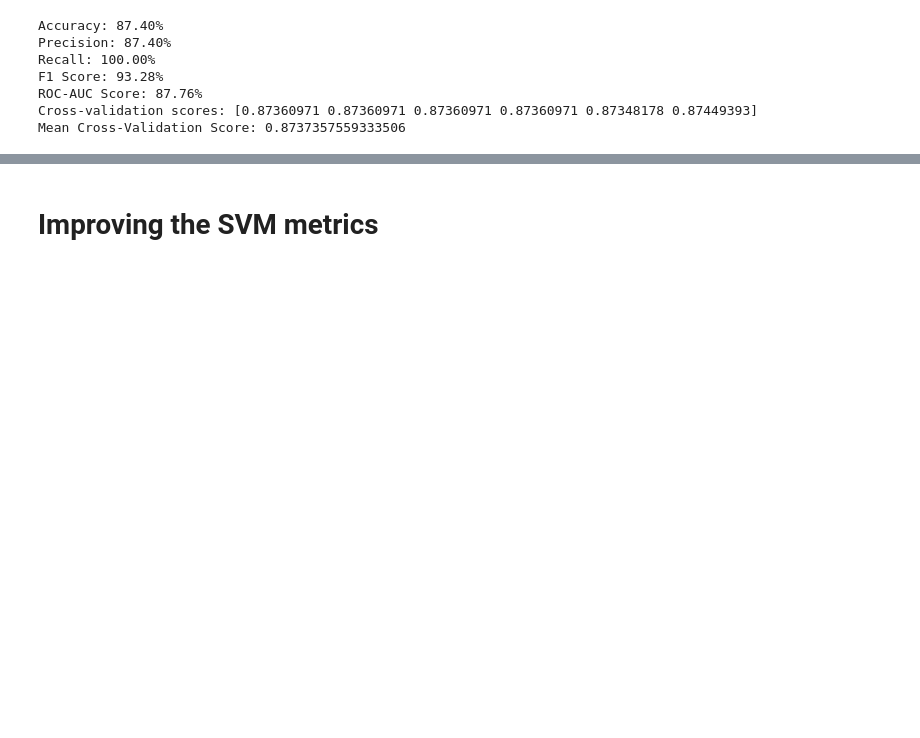
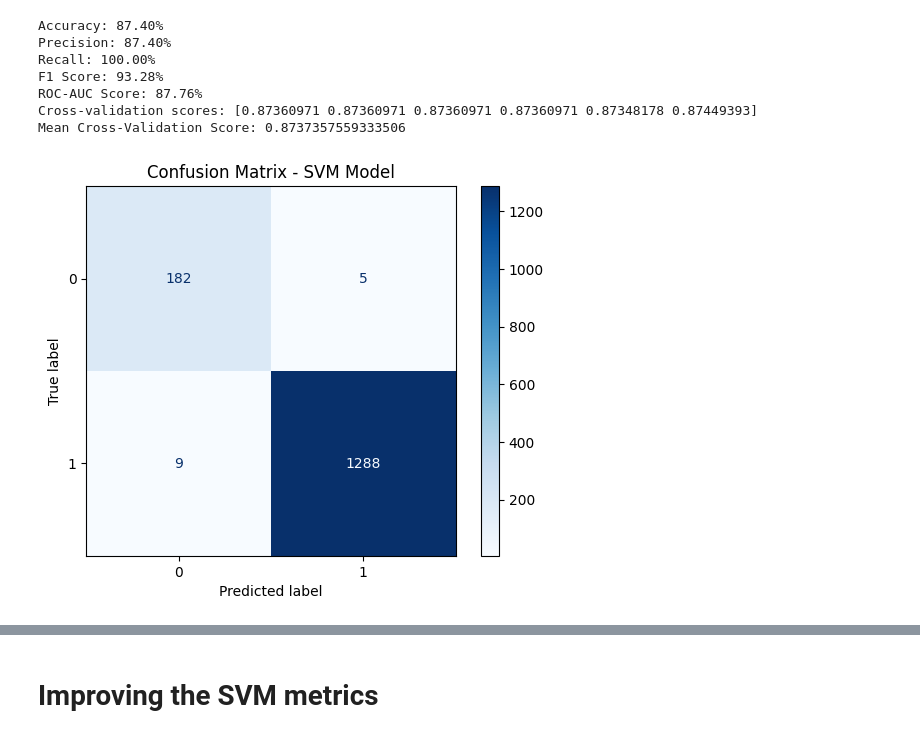
Before and after one commit to alipakdamangh/lung_cancer_analysis, a Jupyter notebook: main.ipynb, the cells around one changed output, grey strips where cells are left out. Cells and saved outputs as stored; diff of their text form; code cells hidden in the pictures; blank space fills up the shorter version.

```diff
--- a/main.ipynb
+++ b/main.ipynb
@@ -403,3 +474,12 @@ F1 Score: 93.28%
 ROC-AUC Score: 87.76%
 Cross-validation scores: [0.87360971 0.87360971 0.87360971 0.87360971 0.87348178 0.87449393]
 Mean Cross-Validation Score: 0.8737357559333506
+# %%
+from sklearn.metrics import ConfusionMatrixDisplay
+
+# Plot confusion matrix
+cm_display = ConfusionMatrixDisplay.from_estimator(model, X_test, y_test, cmap='Blues')
+plt.title('Confusion Matrix - SVM Model')
+plt.show()
+# %% [output]
+[figure, added]
```
Also changed, not shown: parts of 7 cells of this notebook, 3 other files.
